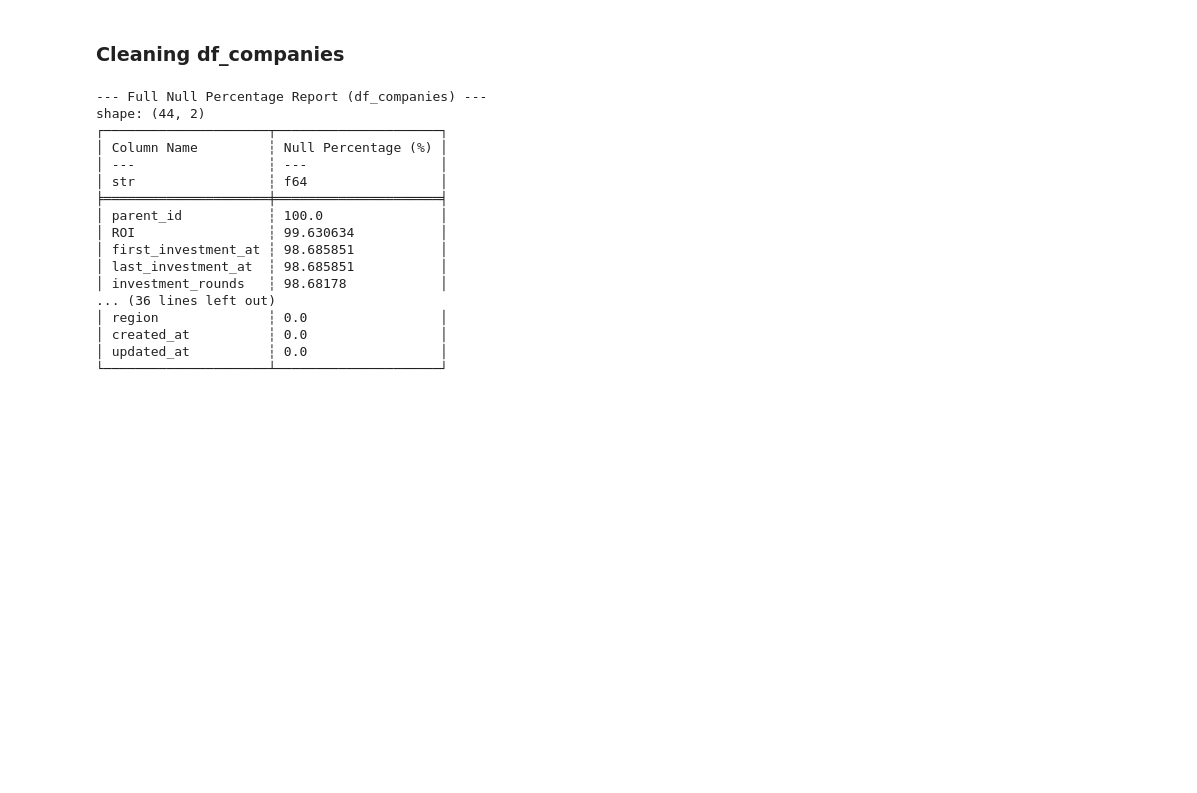
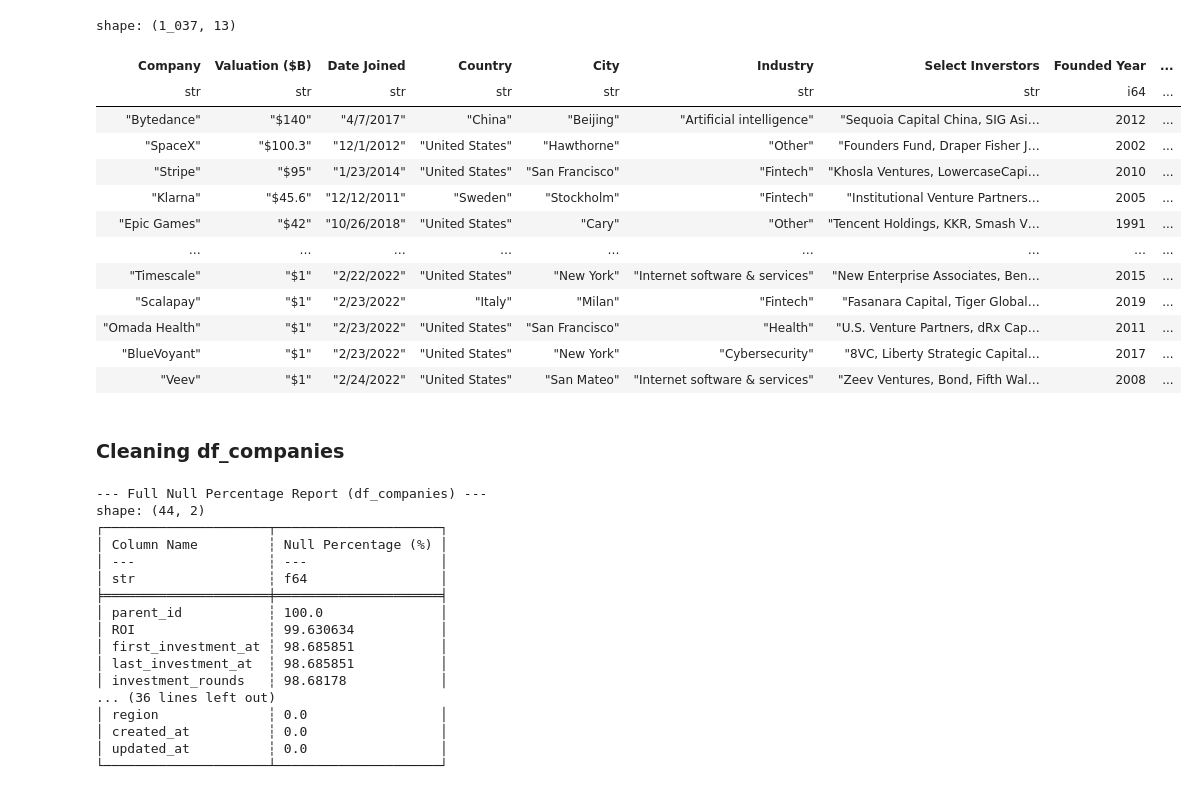
Before and after one commit to feitenjj/tech-startups-analysis, a Jupyter notebook: notebooks/Clean_dataset.ipynb, the cells around one changed output. Drawn from its saved outputs; the diff is of its cells as text; code cells hidden in the pictures; blank space fills up the shorter version.

```diff
--- a/notebooks/Clean_dataset.ipynb
+++ b/notebooks/Clean_dataset.ipynb
@@ -34,3 +35,20 @@ shape: (196_553, 44)
+# %%
+df_unicorn
+# %% [output]
+shape: (1_037, 13)
+| Company | Valuation ($B) | Date Joined | Country | City | Industry | Select Inverstors | Founded Year | ... |
+| str | str | str | str | str | str | str | i64 | ... |
+| "Bytedance" | "$140" | "4/7/2017" | "China" | "Beijing" | "Artificial intelligence" | "Sequoia Capital China, SIG Asi… | 2012 | ... |
+| "SpaceX" | "$100.3" | "12/1/2012" | "United States" | "Hawthorne" | "Other" | "Founders Fund, Draper Fisher J… | 2002 | ... |
+| "Stripe" | "$95" | "1/23/2014" | "United States" | "San Francisco" | "Fintech" | "Khosla Ventures, LowercaseCapi… | 2010 | ... |
+| "Klarna" | "$45.6" | "12/12/2011" | "Sweden" | "Stockholm" | "Fintech" | "Institutional Venture Partners… | 2005 | ... |
+| "Epic Games" | "$42" | "10/26/2018" | "United States" | "Cary" | "Other" | "Tencent Holdings, KKR, Smash V… | 1991 | ... |
+| … | … | … | … | … | … | … | … | ... |
+| "Timescale" | "$1" | "2/22/2022" | "United States" | "New York" | "Internet software & services" | "New Enterprise Associates, Ben… | 2015 | ... |
+| "Scalapay" | "$1" | "2/23/2022" | "Italy" | "Milan" | "Fintech" | "Fasanara Capital, Tiger Global… | 2019 | ... |
+| "Omada Health" | "$1" | "2/23/2022" | "United States" | "San Francisco" | "Health" | "U.S. Venture Partners, dRx Cap… | 2011 | ... |
+| "BlueVoyant" | "$1" | "2/23/2022" | "United States" | "New York" | "Cybersecurity" | "8VC, Liberty Strategic Capital… | 2017 | ... |
+| "Veev" | "$1" | "2/24/2022" | "United States" | "San Mateo" | "Internet software & services" | "Zeev Ventures, Bond, Fifth Wal… | 2008 | ... |
 # %% [markdown]
 ### Cleaning df_companies
 # %%
```
Also changed, not shown: parts of 17 cells of this notebook, 7 other files.
